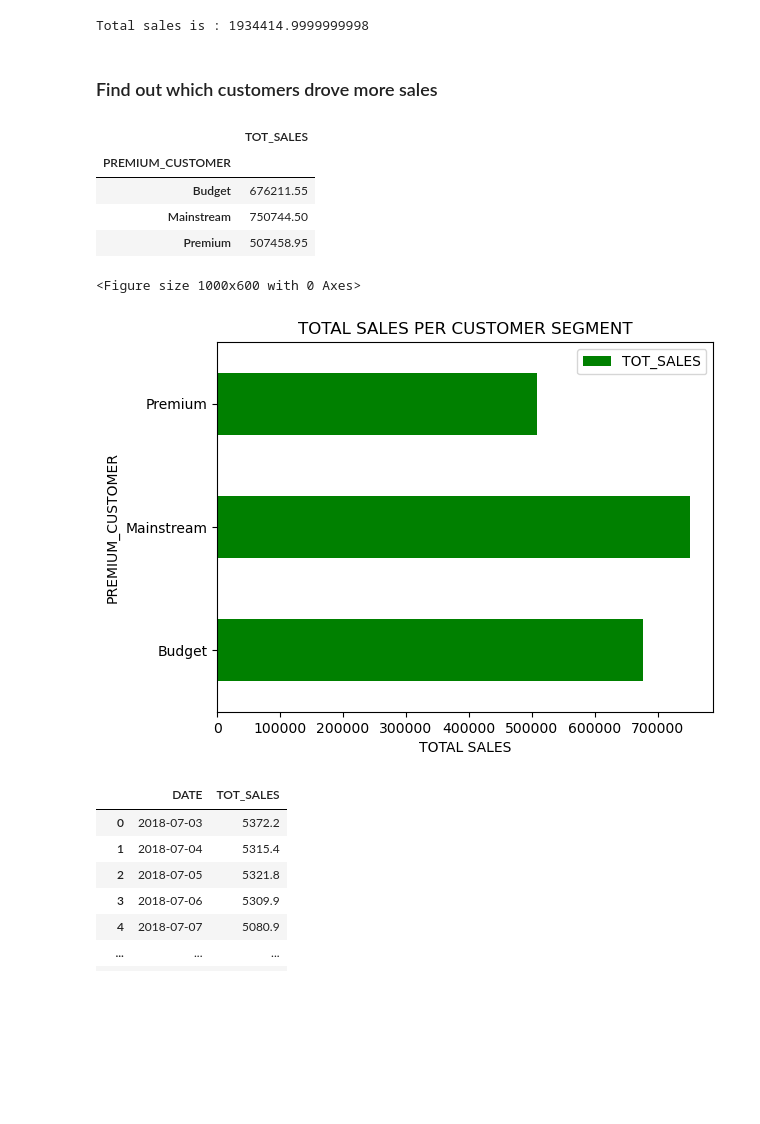
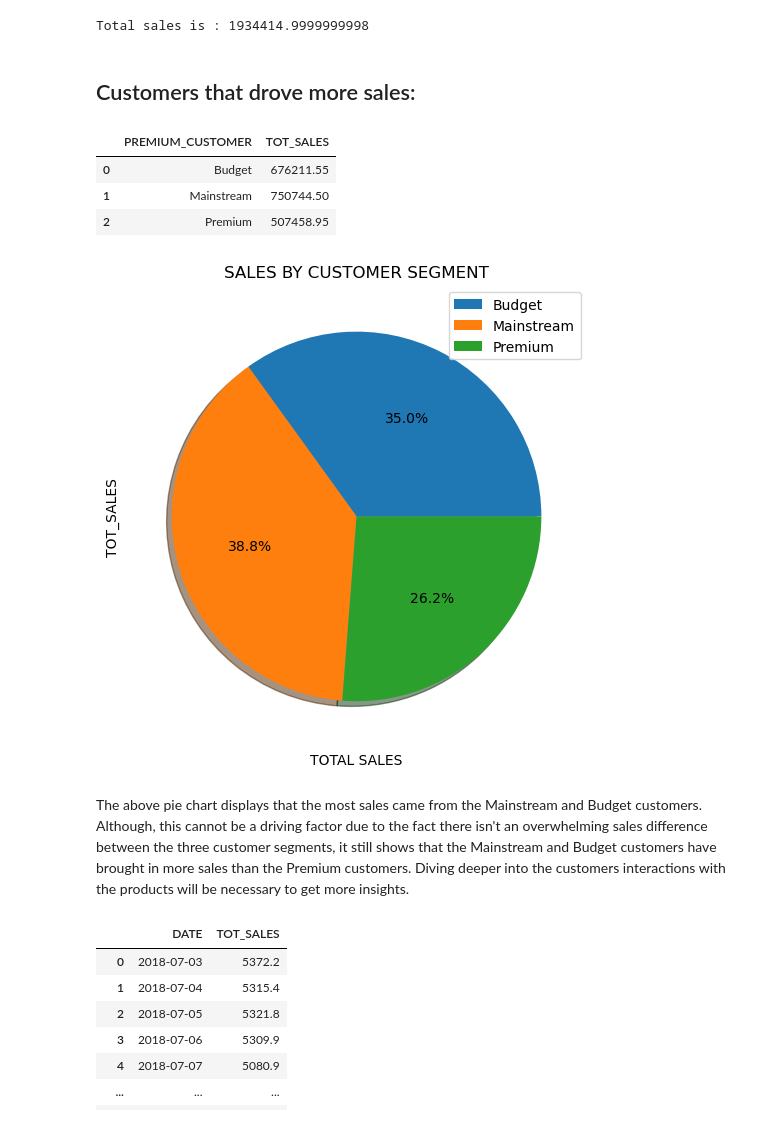
Before and after one commit to Marilyn-Rose/Data-Analytics-on-Chips-Category, a Jupyter notebook: Quantium Chips_Category Data analysis.ipynb, the cells around one changed output. Cells and saved outputs as stored; diff of their text form; code cells hidden in the pictures; blank space fills up the shorter version.

```diff
--- a/Quantium Chips_Category Data analysis.ipynb
+++ b/Quantium Chips_Category Data analysis.ipynb
@@ -262,0 +276,18 @@ Name: count, dtype: int64
+# %%
+# Manual mapping dictionary
+brand_mapping = {
+    'Red': 'RRD',
+    'GrnWves': 'Grain',
+    'Infzns': 'Infuzions',
+    'Dorito': 'Doritos',
+    'Smith': 'Smiths',
+    'NCC' : 'Natural',
+    'WW': 'Woolworths',
+    'Snbts': 'Sunbites'
+}
+
+# Replace values in 'BRAND_NAME' column using the mapping
+df['BRAND_NAME'] = df['BRAND_NAME'].replace(brand_mapping)
+
+# Print updated DataFrame
+df['BRAND_NAME'].unique()
@@ -323,28 +409,31 @@ print('Total sales is :', df['TOT_SALES'].sum())
 # %% [output]
 Total sales is : 1934414.9999999998
 # %% [markdown]
-### Find out which customers drove more sales
+## Customers that drove more sales:
 # %%
 df_sales = df.groupby('PREMIUM_CUSTOMER')['TOT_SALES'].sum()
 # %%
-df_sales = pd.DataFrame(df_sales)
+df_sales = pd.DataFrame(df_sales).reset_index()
 df_sales
 # %% [output]
-|  | TOT_SALES |
-| PREMIUM_CUSTOMER |  |
-| Budget | 676211.55 |
-| Mainstream | 750744.50 |
-| Premium | 507458.95 |
+|  | PREMIUM_CUSTOMER | TOT_SALES |
+| 0 | Budget | 676211.55 |
+| 1 | Mainstream | 750744.50 |
+| 2 | Premium | 507458.95 |
 # %%
-plt.figure(figsize = (10,6))
-df_sales.plot(kind = 'barh', color='green')
+plt.figure(figsize = (12,6))
+df_sales['TOT_SALES'].plot(kind = 'pie', labels = None, shadow = True,
+                          autopct = '%1.1f%%')
 
-plt.title('TOTAL SALES PER CUSTOMER SEGMENT')
+plt.title('SALES BY CUSTOMER SEGMENT')
 plt.xlabel('TOTAL SALES')
+plt.legend(labels=df_sales['PREMIUM_CUSTOMER'], loc= 'upper right')
 plt.show()
 # %% [output]
-<Figure size 1000x600 with 0 Axes>
-[figure, old version]
+[figure, new version]
+# %% [markdown]
+The above pie chart displays that the most sales came from the Mainstream and Budget customers. Although, this cannot be a driving factor due to the fact there isn't an overwhelming sales difference between the three customer segments, it still shows that the Mainstream and Budget customers have brought in more sales than the Premium customers.
+Diving deeper into the customers interactions with the products will be necessary to get more insights.
 # %%
 sales_trend = df.groupby('DATE')['TOT_SALES'].sum()
 sales_trend = pd.DataFrame(sales_trend).reset_index()
```
Also changed, not shown: parts of 40 cells of this notebook.
